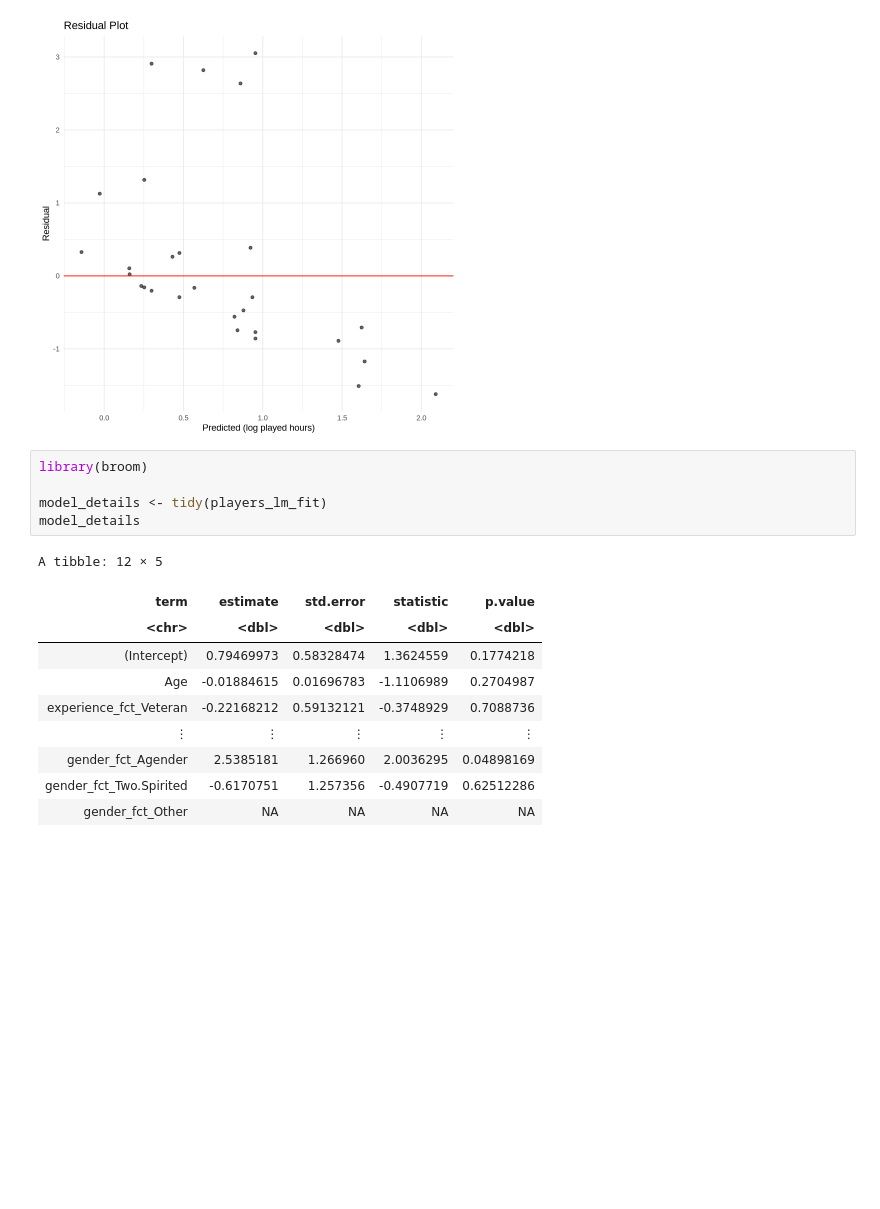
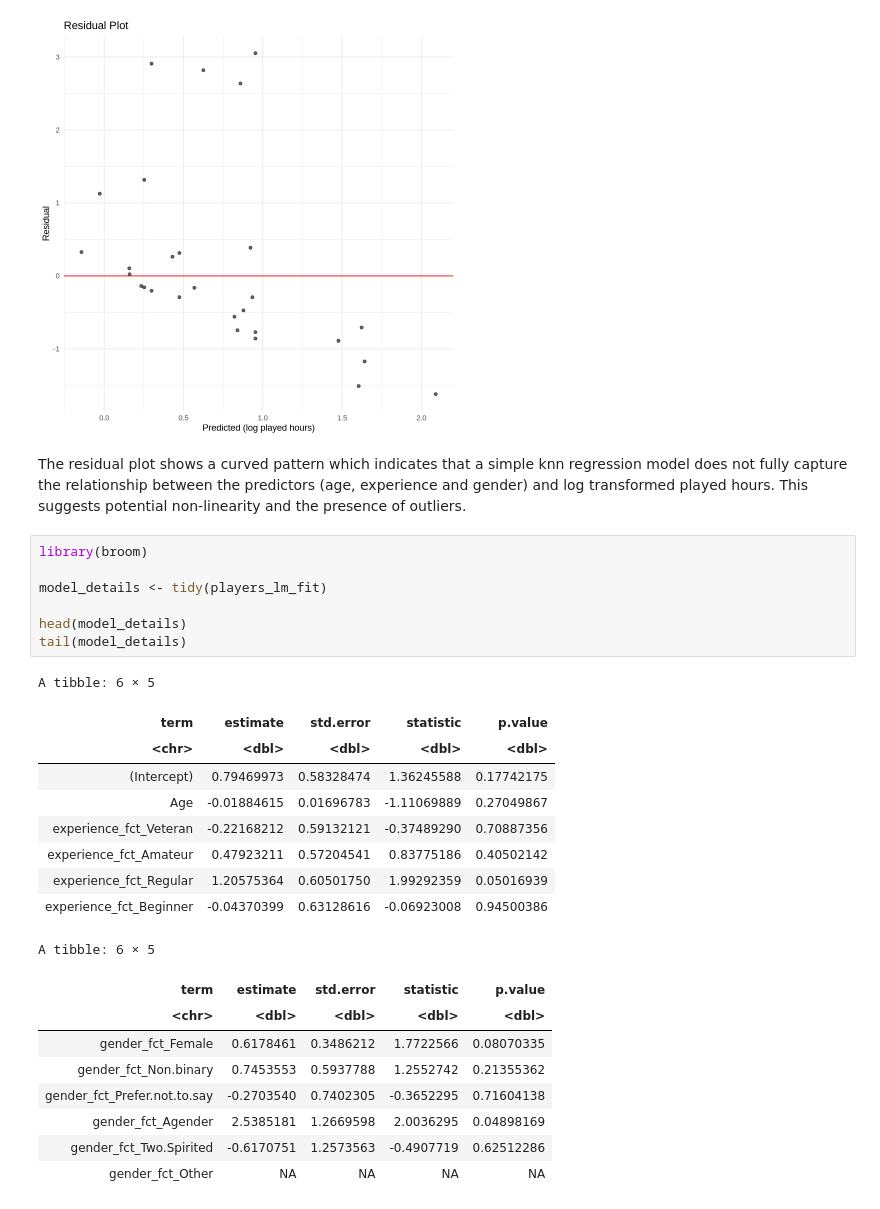
Before and after one commit to thaviship/dsci-group-project, a Jupyter notebook: Project Final Report.ipynb, the cells around one changed output. Cells and saved outputs as stored; diff of their text form; blank space fills up the shorter version.

```diff
--- a/Project Final Report.ipynb
+++ b/Project Final Report.ipynb
@@ -397,20 +379,32 @@ residual_plot<- lm_predictions |>
 residual_plot
 # %% [output]
 [figure]
+# %% [markdown]
+The residual plot shows a curved pattern which indicates that a simple knn regression model does not fully capture the relationship between the predictors (age, experience and gender) and log transformed played hours. This suggests potential non-linearity and the presence of outliers.
 # %%
 library(broom)
 
 model_details <- tidy(players_lm_fit)
-model_details
+
+head(model_details)
+tail(model_details)
 # %% [output]
-A tibble: 12 × 5
+A tibble: 6 × 5
 | term | estimate | std.error | statistic | p.value |
 | <chr> | <dbl> | <dbl> | <dbl> | <dbl> |
-| (Intercept) | 0.79469973 | 0.58328474 | 1.3624559 | 0.1774218 |
-| Age | -0.01884615 | 0.01696783 | -1.1106989 | 0.2704987 |
-| experience_fct_Veteran | -0.22168212 | 0.59132121 | -0.3748929 | 0.7088736 |
-| ⋮ | ⋮ | ⋮ | ⋮ | ⋮ |
-| gender_fct_Agender | 2.5385181 | 1.266960 | 2.0036295 | 0.04898169 |
-| gender_fct_Two.Spirited | -0.6170751 | 1.257356 | -0.4907719 | 0.62512286 |
-| gender_fct_Other | NA | NA | NA | NA |
+| (Intercept) | 0.79469973 | 0.58328474 | 1.36245588 | 0.17742175 |
+| Age | -0.01884615 | 0.01696783 | -1.11069889 | 0.27049867 |
+| experience_fct_Veteran | -0.22168212 | 0.59132121 | -0.37489290 | 0.70887356 |
+| experience_fct_Amateur | 0.47923211 | 0.57204541 | 0.83775186 | 0.40502142 |
+| experience_fct_Regular | 1.20575364 | 0.60501750 | 1.99292359 | 0.05016939 |
+| experience_fct_Beginner | -0.04370399 | 0.63128616 | -0.06923008 | 0.94500386 |
+A tibble: 6 × 5
+| term | estimate | std.error | statistic | p.value |
+| <chr> | <dbl> | <dbl> | <dbl> | <dbl> |
+| gender_fct_Female | 0.6178461 | 0.3486212 | 1.7722566 | 0.08070335 |
+| gender_fct_Non.binary | 0.7453553 | 0.5937788 | 1.2552742 | 0.21355362 |
+| gender_fct_Prefer.not.to.say | -0.2703540 | 0.7402305 | -0.3652295 | 0.71604138 |
+| gender_fct_Agender | 2.5385181 | 1.2669598 | 2.0036295 | 0.04898169 |
+| gender_fct_Two.Spirited | -0.6170751 | 1.2573563 | -0.4907719 | 0.62512286 |
+| gender_fct_Other | NA | NA | NA | NA |
 # %% [markdown]
```
Also changed, not shown: parts of 7 cells of this notebook.
